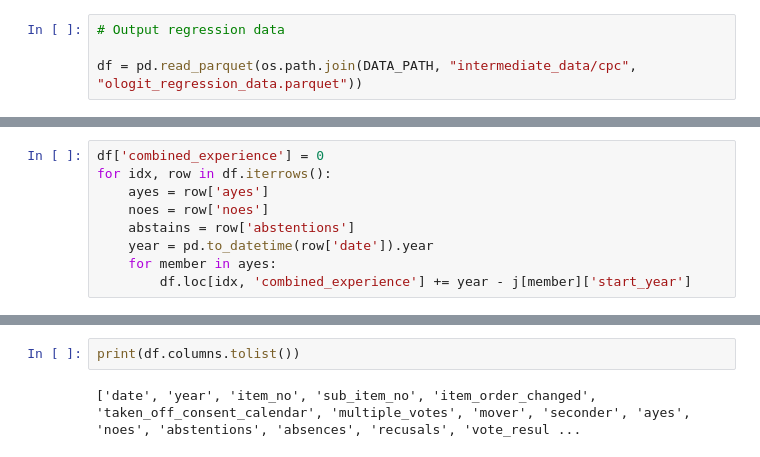
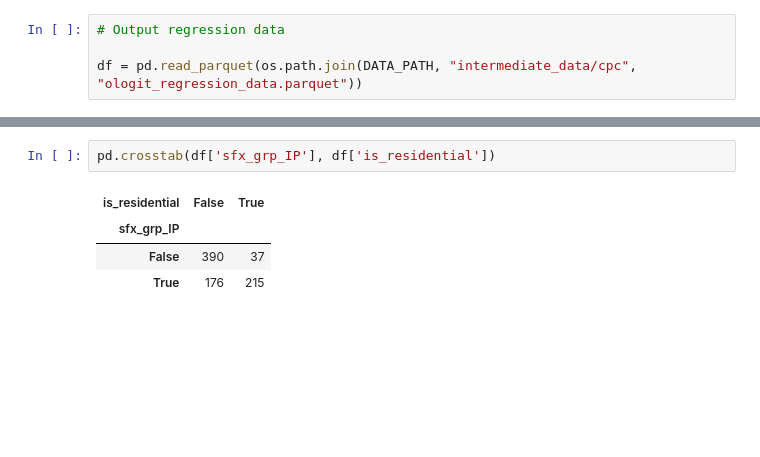
Before and after one commit to ed-kung/lacpc, a Jupyter notebook: src/notebooks/playground.ipynb, the cells around one changed output, grey strips where cells are left out. Drawn from its saved outputs; the diff is of its cells as text; blank space fills up the shorter version.

```diff
--- a/src/notebooks/playground.ipynb
+++ b/src/notebooks/playground.ipynb
@@ -52,9 +48,0 @@ with open(os.path.join(LOCAL_PATH, "intermediate_data/cpc/commissioner_info.json
-# %%
-df['combined_experience'] = 0
-for idx, row in df.iterrows():
-    ayes = row['ayes']
-    noes = row['noes']
-    abstains = row['abstentions']
-    year = pd.to_datetime(row['date']).year
-    for member in ayes:
-        df.loc[idx, 'combined_experience'] += year - j[member]['start_year']
@@ -75,4 +49,7 @@ Name: combined_experience, Length: 818, dtype: int64
-# %%
-print(df.columns.tolist())
-# %% [output]
-['date', 'year', 'item_no', 'sub_item_no', 'item_order_changed', 'taken_off_consent_calendar', 'multiple_votes', 'mover', 'seconder', 'ayes', 'noes', 'abstentions', 'absences', 'recusals', 'vote_resul ...
+# %%
+pd.crosstab(df['sfx_grp_IP'], df['is_residential'])
+# %% [output]
+| is_residential | False | True |
+| sfx_grp_IP |  |  |
+| False | 390 | 37 |
+| True | 176 | 215 |
```
Also changed, not shown: parts of 2 cells of this notebook, 5 other files.
